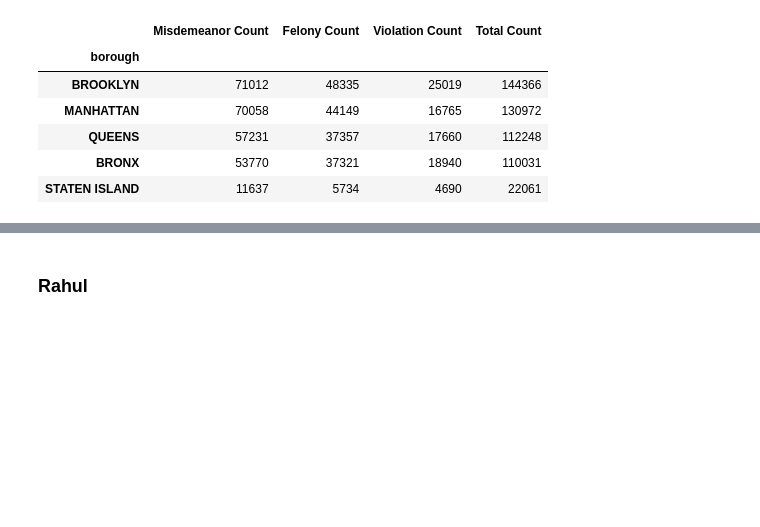
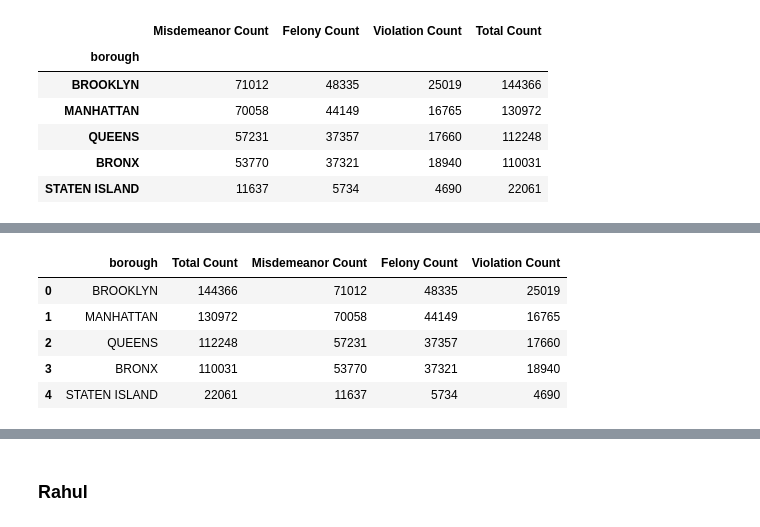
Before and after one commit to rtatat/Project-1-group2, a Jupyter notebook: Group 2 Final Notebook.ipynb, the cells around one changed output, grey strips where cells are left out. Cells and saved outputs as stored; diff of their text form; code cells hidden in the pictures; blank space fills up the shorter version.

```diff
--- a/Group 2 Final Notebook.ipynb
+++ b/Group 2 Final Notebook.ipynb
@@ -201,2 +214,15 @@ sorted_summary
+# %%
+#Re add borough column
+borough = ['BROOKLYN', 'MANHATTAN', 'QUEENS', 'BRONX', 'STATEN ISLAND']
+#FINAL DATAFRAME FOR GRAPHS
+data_df.insert(0, 'borough', borough)
+data_df
+# %% [output]
+|  | borough | Total Count | Misdemeanor Count | Felony Count | Violation Count |
+| 0 | BROOKLYN | 144366 | 71012 | 48335 | 25019 |
+| 1 | MANHATTAN | 130972 | 70058 | 44149 | 16765 |
+| 2 | QUEENS | 112248 | 57231 | 37357 | 17660 |
+| 3 | BRONX | 110031 | 53770 | 37321 | 18940 |
+| 4 | STATEN ISLAND | 22061 | 11637 | 5734 | 4690 |
 # %%
 # Pandas can also plot multiple columns if the DataFrame includes them
```
Also changed, not shown: parts of 11 cells of this notebook, 3 other files.
